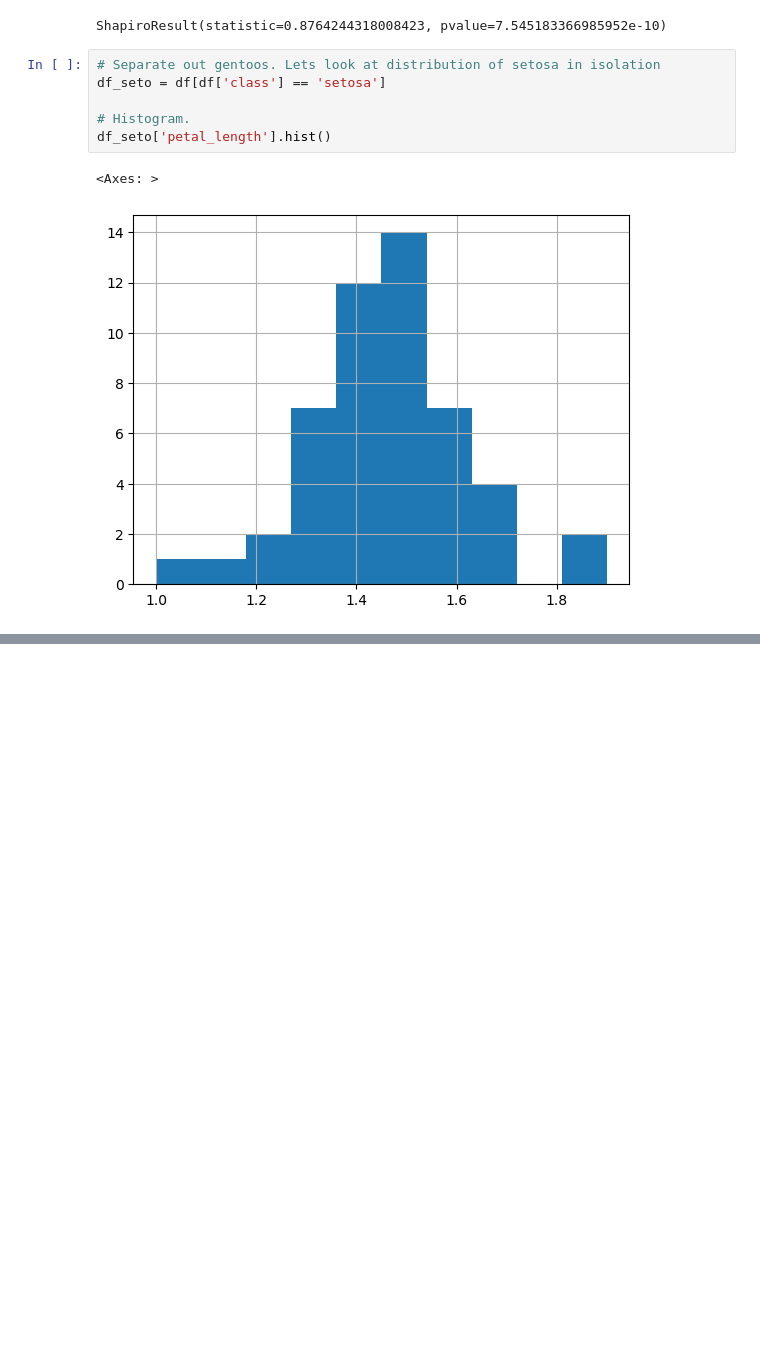
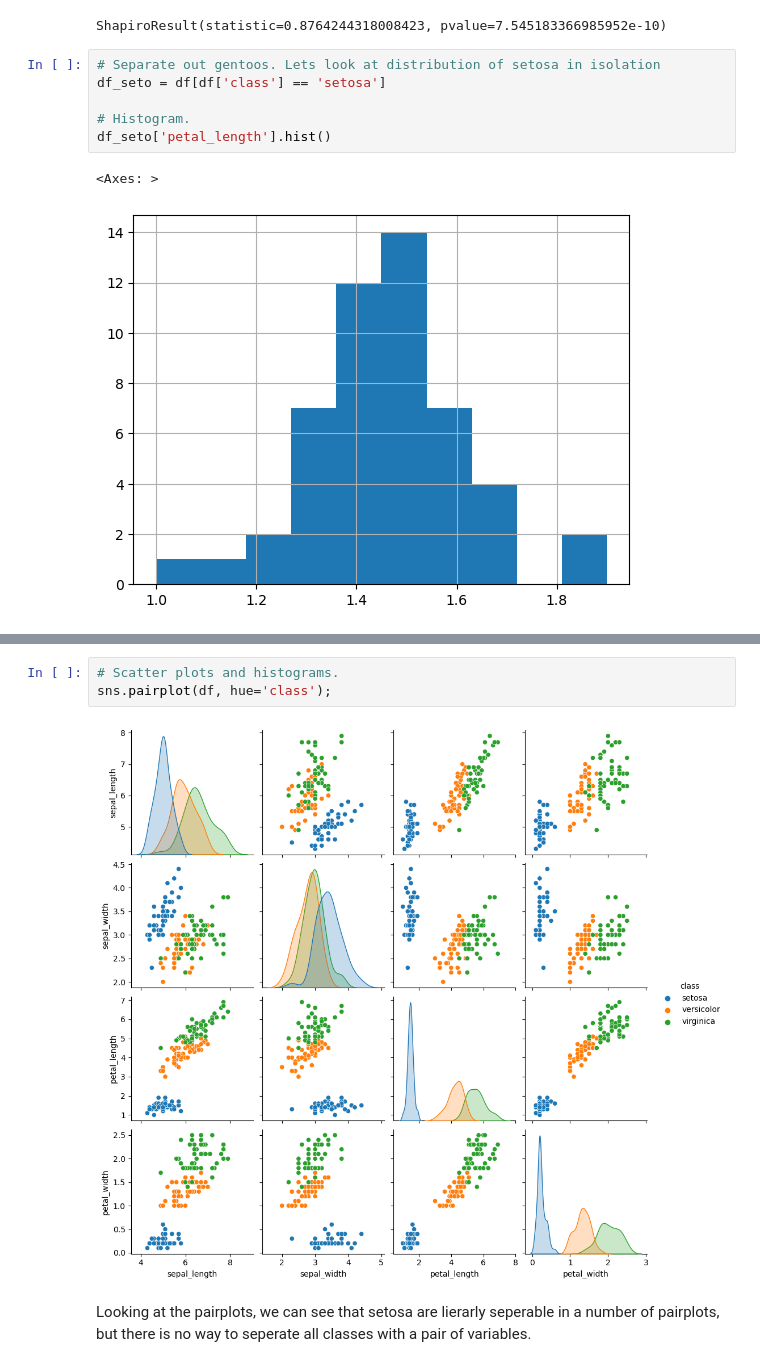
Before and after one commit to JScarry/MLAS_project, a Jupyter notebook: Tasks/task5.ipynb, the cells around one changed output, grey strips where cells are left out. Cells and saved outputs as stored; diff of their text form; blank space fills up the shorter version.

```diff
--- a/Tasks/task5.ipynb
+++ b/Tasks/task5.ipynb
@@ -196,0 +282,7 @@ https://stackoverflow.com/questions/55601928/apply-multiple-standardscalers-to-i
+# %%
+# Scatter plots and histograms.
+sns.pairplot(df, hue='class');
+# %% [output]
+[figure, added]
+# %% [markdown]
+Looking at the pairplots, we can see that setosa are lierarly seperable in a number of pairplots, but there is no way to seperate all classes with a pair of variables.
```
Also changed, not shown: parts of 49 cells of this notebook.
